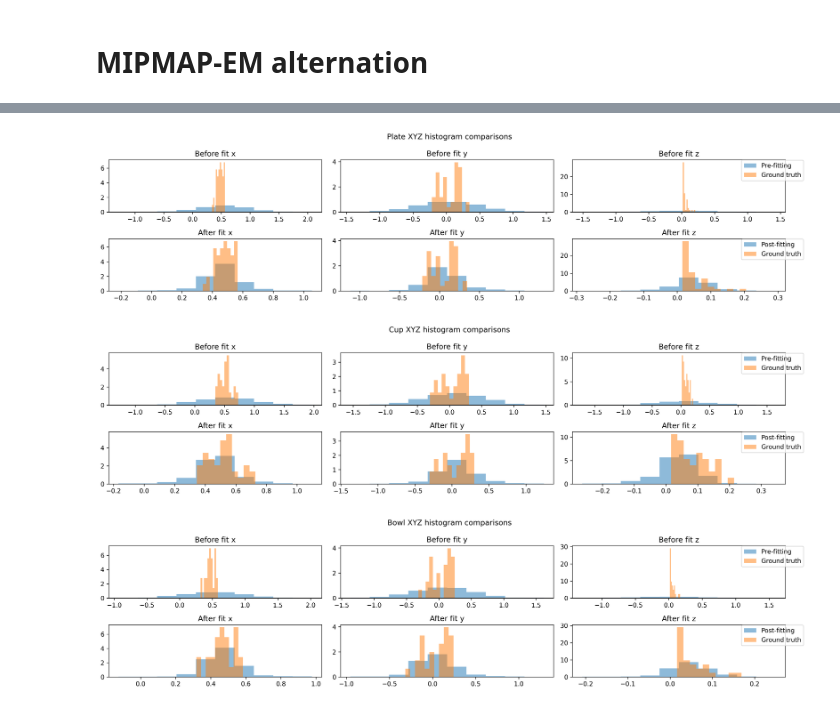
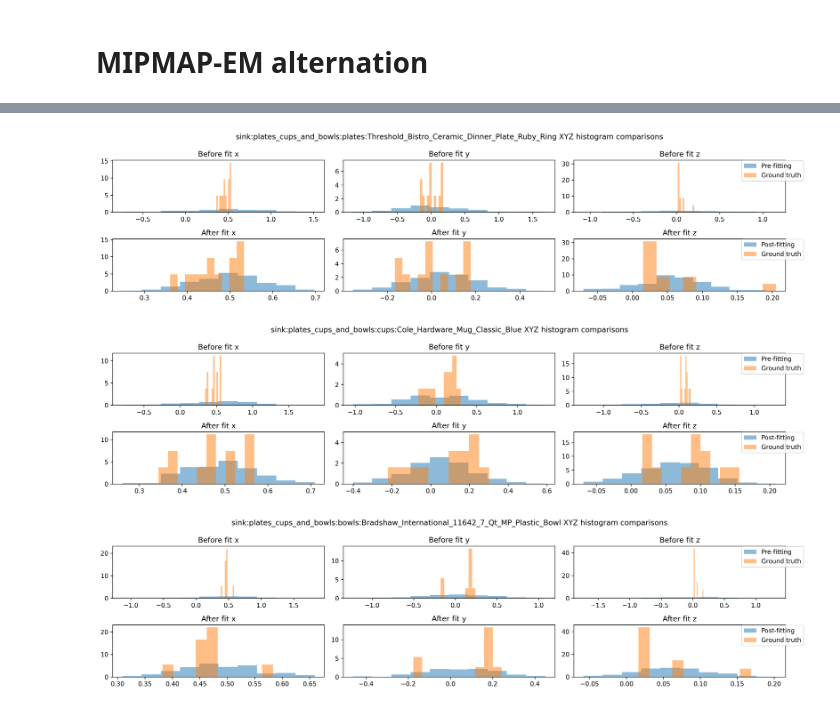
Before and after one commit to gizatt/spatial_scene_grammars, a Jupyter notebook: spatial_scene_grammars_examples/dish_bin/demo_grammar_fitting.ipynb, the cells around one changed output, grey strips where cells are left out. Cells and saved outputs as stored; diff of their text form; code cells hidden in the pictures.

Commit message:
Grammar that expresses all of the model types. For some reason, there are no Plate_S11Turquoise in the training data... must be a bug in the item selection in the hydra code.

```diff
--- a/spatial_scene_grammars_examples/dish_bin/demo_grammar_fitting.ipynb
+++ b/spatial_scene_grammars_examples/dish_bin/demo_grammar_fitting.ipynb
@@ -52,12 +66,16 @@ DATASET_SAVE_FILE = "observed_node_sets.dat"
 
 if RECONVERT_DATASET or not os.path.exists(DATASET_SAVE_FILE):
     type_map = {
-        "cup": Cup,
-        "bowl": Bowl,
-        "plate": Plate,
         "bin": DishBin
     }
-    observed_node_sets = convert_scenes_yaml_to_observed_nodes(DATASET_YAML_FILE, type_map)
+    model_map = {
+    }
+    for model_type_set in [PlateModels, CupModels, BowlModels]:
+        for model_type in model_type_set:
+            # Have to cut off the "sink" folder to match model names;
+            # dataset management is ugly and should get reorganized...
+            model_map[os.path.join(*model_type.sdf.split("/")[1:])] = model_type
+    observed_node_sets = convert_scenes_yaml_to_observed_nodes(DATASET_YAML_FILE, type_map, model_map)
     print("Saving...")
     with open(DATASET_SAVE_FILE, "wb") as f:
         pickle.dump(observed_node_sets, f)
@@ -77,0 +96,9 @@ Loading...
+# %%
+total_of_each_type = {"DishBin": 0}
+for model_type_set in [PlateModels, CupModels, BowlModels]:
+    for model_type in model_type_set:
+        total_of_each_type[model_type.__name__] = 0
+for observed_nodes in observed_node_sets:
+    for node in observed_nodes:
+        total_of_each_type[type(node).__name__] += 1
+print(total_of_each_type)
@@ -94,7 +123,7 @@ draw_scene_tree_structure_meshcat(tree, zmq_url=vis.window.zmq_url, prefix="samp
 WARNING:root:Prior over parameters of WorldFrameBinghamRotationRule are Deltas.
 # %%
 observed_node_set_test = [
-    Bowl(drake_tf_to_torch_tf(RigidTransform(
+    BowlModels[0](drake_tf_to_torch_tf(RigidTransform(
         p=[0.5, 0.0, 0.1],
         R=UniformlyRandomRotationMatrix(RandomGenerator(0))))
     ),
@@ -108,7 +142,7 @@ print([type(node).__name__ for node in observed_node_set_test])
 # %%
 # Parse that dummy observation; it should have only one unique parse, since there's only one
 # object.
-trees = get_optimized_trees_from_mip_results(infer_mle_tree_with_mip(grammar, observed_node_set_test, N_solutions=5))
+trees = get_optimized_trees_from_mip_results(infer_mle_tree_with_mip(grammar, observed_node_set_test, N_solutions=10, max_recursion_depth=3, verbose=True))
 vis["parses"].delete()
 for k, tree in enumerate(trees):
     draw_scene_tree_contents_meshcat(tree, zmq_url=vis.window.zmq_url, prefix="parses/contents/%d" % k)
@@ -255,37 +288,37 @@ def plot_post_fit_tree_samples(em, N_samples=100):
     fit_samples = []
     em.grammar.load_state_dict(em.grammar_iters[-1])
     for k in range(N_samples):
         fit_samples.append(em.grammar.sample_tree(detach=True))
 
-    for node_type in [Plate, Cup, Bowl]:
+    for node_type in [PlateModels[0], CupModels[0], BowlModels[0]]:
         plt.figure(dpi=300).set_size_inches(16, 4)
         plt.suptitle("%s XYZ histogram comparisons" % node_type.__name__)
 
         gt_l = get_all_node_xyzs([SceneTree.make_from_observed_nodes(sample) for sample in observed_node_sets], node_type)
         fit_l = get_all_node_xyzs([sample for sample in fit_samples], node_type)
         pre_fit_l = get_all_node_xyzs([sample for sample in pre_fit_samples], node_type)
         # Pre fit
         for k in range(3):
             plt.subplot(2, 3, k+1)
             plt.title("Before fit %s" % "xyz"[k:(k+1)])
             plt.hist(pre_fit_l[:, k], label="Pre-fitting", alpha=0.5, density=True)
             plt.hist(gt_l[:, k], label="Ground truth", alpha=0.5, density=True)
             if k == 2:
                 plt.legend(bbox_to_anchor=(1.1, 1.05))
 
         for k in range(3):
             plt.subplot(2, 3, k+1+3)
             plt.title("After fit %s" % "xyz"[k:(k+1)])
             plt.hist(fit_l[:, k], label="Post-fitting", alpha=0.5, density=True)
             plt.hist(gt_l[:, k], label="Ground truth", alpha=0.5, density=True)
             if k == 2:
                 plt.legend(bbox_to_anchor=(1.1, 1.05))
         plt.tight_layout()
 plot_post_fit_tree_samples(em, N_samples=1000)
 # %% [output]
-[figure, old version]
+[figure, new version]
-[figure, old version]
+[figure, new version]
-[figure, old version]
+[figure, new version]
 # %%
 # Draw some samples from the fit posterior
 vis["fit_samples"].delete()
```
Also changed, not shown: parts of 9 cells of this notebook, 2 other files.
